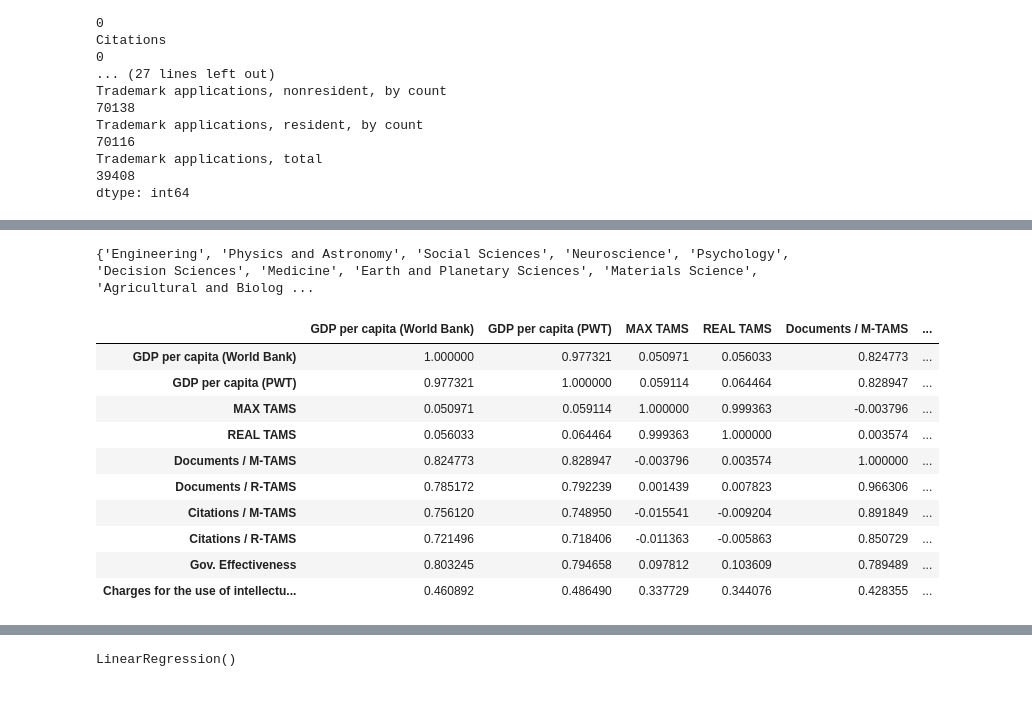
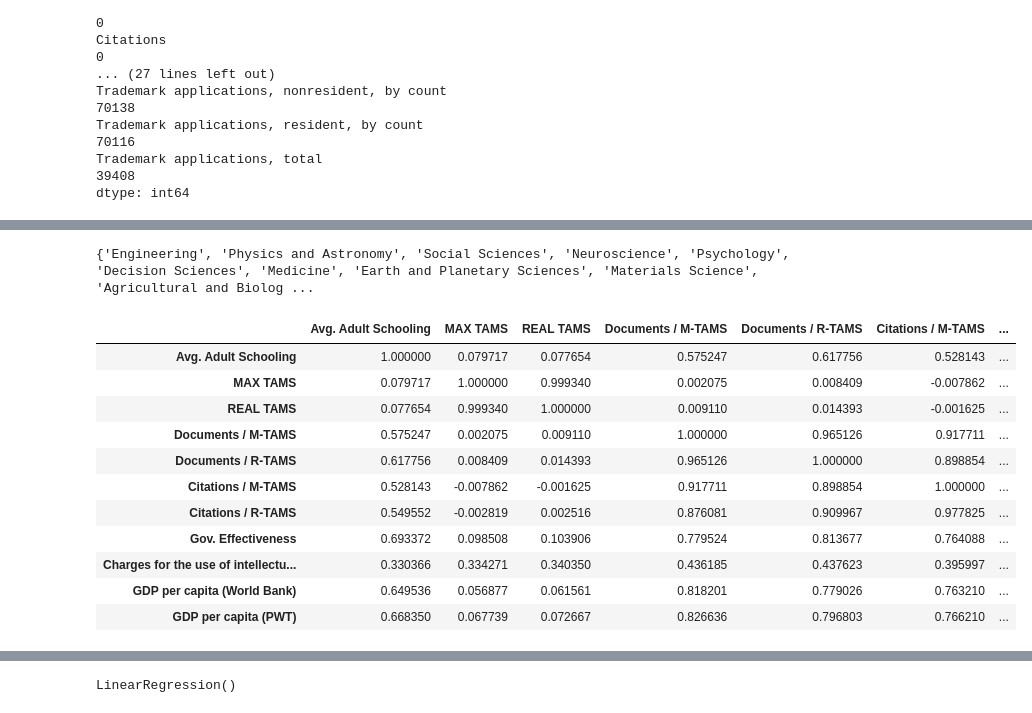
Before and after one commit to sadiogo/gdp_science, a Jupyter notebook: analyses/analyses_diogo.ipynb, the cells around one changed output, grey strips where cells are left out. Cells and saved outputs as stored; diff of their text form; code cells hidden in the pictures.

```diff
--- a/analyses/analyses_diogo.ipynb
+++ b/analyses/analyses_diogo.ipynb
@@ -43,3 +57,26 @@ for i, column in enumerate(df.columns.values):
 39 - Trademark applications, nonresident, by count
 40 - Trademark applications, resident, by count
 41 - Trademark applications, total
+# %%
+def rearrange_db(df, year, step, subjects=['All']):
+
+    years = sorted(df[df['Year'] <= year]['Year'].unique(), reverse=True)
+    last_year = years[-1] + step
+    df_rearranged = pd.DataFrame()
+
+    for year in years:
+
+        if year >= last_year:
+
+            df_economic = df.loc[((df['Year'] == year) & (df['Subject'].isin(subjects))), ['Year', 'Country','GDP per capita (World Bank)', 'GDP per capita (PWT)']]
+
+            df_science = df.loc[((df['Year'] == (year - step)) & (df['Subject'].isin(subjects)))].drop(['Year','Country','GDP per capita (World Bank)', 'GDP per capita (PWT)'], axis=1)
+
+            df_merged = df_economic.join(df_science, how='left')
+            df_merged = df_merged[(df_merged['GDP per capita (World Bank)'].notna()) | (df_merged['GDP per capita (PWT)'].notna())]
+            df_rearranged = df_rearranged.append(df_merged)
+
+    return df_rearranged
+
+df_rearranged = rearrange_db(df, 2017, 1)
+df_rearranged
@@ -203,21 +278,24 @@ dtype: int64
 # %%
-col_range = list(range(17,27))
+col_range = list(range(17,27)) + [2, 3]
 
-df_saturated = df[(df['Subject'] == 'All') & (df['Year'] <= 2017) & (df['Year'] >= 2000) & (df['Sink OFC'] != 'Yes')].iloc[:, col_range].dropna()
+# df_saturated = df[(df['Subject'] == 'All') & (df['Year'] <= 2017) & (df['Year'] >= 2000) & (df['Sink OFC'] != 'Yes')].iloc[:, col_range].dropna()
+
+df_saturated = df_rearranged[(df_rearranged['Sink OFC'] != 'Yes')].iloc[:, col_range].dropna()
 
 print (set(df['Subject'].values))
 
 df_saturated.corr()
 # %% [output]
 {'Engineering', 'Physics and Astronomy', 'Social Sciences', 'Neuroscience', 'Psychology', 'Decision Sciences', 'Medicine', 'Earth and Planetary Sciences', 'Materials Science', 'Agricultural and Biolog ...
-|  | GDP per capita (World Bank) | GDP per capita (PWT) | MAX TAMS | REAL TAMS | Documents / M-TAMS | ... |
-| GDP per capita (World Bank) | 1.000000 | 0.977321 | 0.050971 | 0.056033 | 0.824773 | ... |
-| GDP per capita (PWT) | 0.977321 | 1.000000 | 0.059114 | 0.064464 | 0.828947 | ... |
-| MAX TAMS | 0.050971 | 0.059114 | 1.000000 | 0.999363 | -0.003796 | ... |
-| REAL TAMS | 0.056033 | 0.064464 | 0.999363 | 1.000000 | 0.003574 | ... |
-| Documents / M-TAMS | 0.824773 | 0.828947 | -0.003796 | 0.003574 | 1.000000 | ... |
-| Documents / R-TAMS | 0.785172 | 0.792239 | 0.001439 | 0.007823 | 0.966306 | ... |
-| Citations / M-TAMS | 0.756120 | 0.748950 | -0.015541 | -0.009204 | 0.891849 | ... |
-| Citations / R-TAMS | 0.721496 | 0.718406 | -0.011363 | -0.005863 | 0.850729 | ... |
-| Gov. Effectiveness | 0.803245 | 0.794658 | 0.097812 | 0.103609 | 0.789489 | ... |
-| Charges for the use of intellectu... | 0.460892 | 0.486490 | 0.337729 | 0.344076 | 0.428355 | ... |
+|  | Avg. Adult Schooling | MAX TAMS | REAL TAMS | Documents / M-TAMS | Documents / R-TAMS | Citations / M-TAMS | ... |
+| Avg. Adult Schooling | 1.000000 | 0.079717 | 0.077654 | 0.575247 | 0.617756 | 0.528143 | ... |
+| MAX TAMS | 0.079717 | 1.000000 | 0.999340 | 0.002075 | 0.008409 | -0.007862 | ... |
+| REAL TAMS | 0.077654 | 0.999340 | 1.000000 | 0.009110 | 0.014393 | -0.001625 | ... |
+| Documents / M-TAMS | 0.575247 | 0.002075 | 0.009110 | 1.000000 | 0.965126 | 0.917711 | ... |
+| Documents / R-TAMS | 0.617756 | 0.008409 | 0.014393 | 0.965126 | 1.000000 | 0.898854 | ... |
+| Citations / M-TAMS | 0.528143 | -0.007862 | -0.001625 | 0.917711 | 0.898854 | 1.000000 | ... |
+| Citations / R-TAMS | 0.549552 | -0.002819 | 0.002516 | 0.876081 | 0.909967 | 0.977825 | ... |
+| Gov. Effectiveness | 0.693372 | 0.098508 | 0.103906 | 0.779524 | 0.813677 | 0.764088 | ... |
+| Charges for the use of intellectu... | 0.330366 | 0.334271 | 0.340350 | 0.436185 | 0.437623 | 0.395997 | ... |
+| GDP per capita (World Bank) | 0.649536 | 0.056877 | 0.061561 | 0.818201 | 0.779026 | 0.763210 | ... |
+| GDP per capita (PWT) | 0.668350 | 0.067739 | 0.072667 | 0.826636 | 0.796803 | 0.766210 | ... |
```
Also changed, not shown: parts of 17 cells of this notebook, 1 other file.
